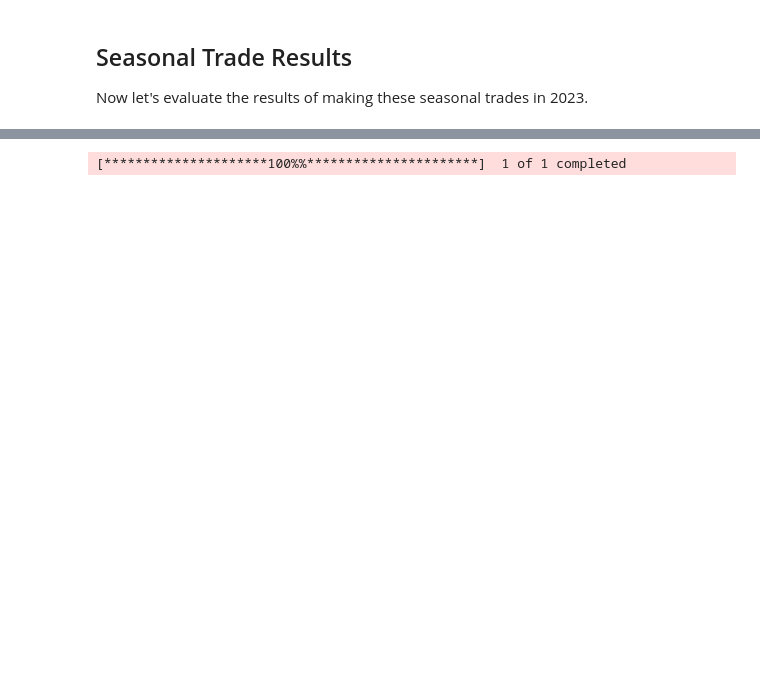
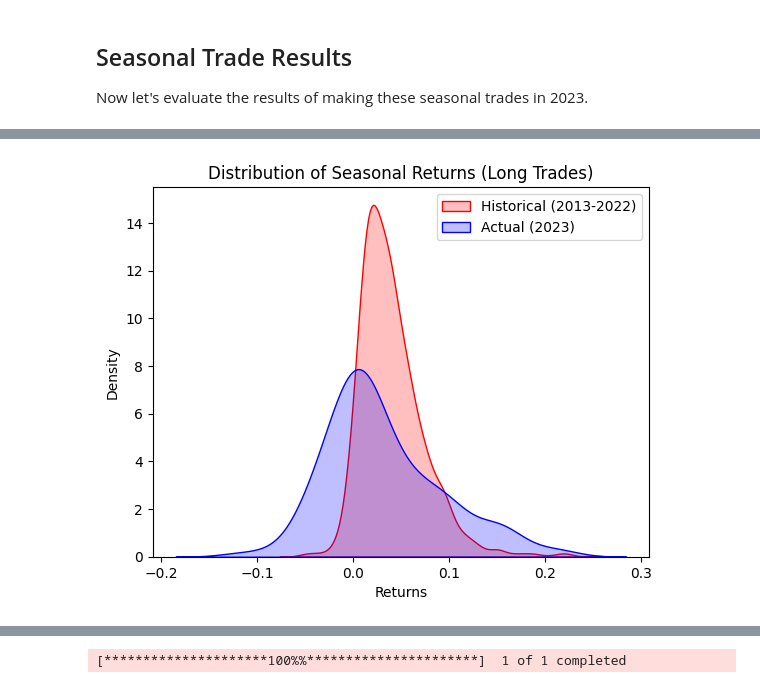
Before and after one commit to raywang202/technical-trading, a Jupyter notebook: Stock technical.ipynb, the cells around one changed output, grey strips where cells are left out. Saved outputs shown, nothing was run; the diff lists cells and outputs as text; code cells hidden in the pictures; blank space fills up the shorter version.

```diff
--- a/Stock technical.ipynb
+++ b/Stock technical.ipynb
@@ -213,10 +236,10 @@ Now let's evaluate the results of making these seasonal trades in 2023.
 # Note that within the same trade window, we may end up trading the same stock
 # multiple times due to the delay, e.g. we short COF from Jan 11-25 but also
 # from Jan 6 to Feb 23. This can happen if a stock endures sustained movements
-# in one direction, and we would probably avoid doubling down in reality. But for
-# now, let's just look at the results of our trades in 2023
+# in one direction, and we would probably avoid doubling down on the same stock.
+# But for now, let's just look at the results of our trades in 2023
 
-long_trades = long_positions[['Symbol','start date','end date']]
+long_trades = long_positions.loc[:,['Symbol','start date','end date']]
 long_trades['buy date']=long_trades['start date']
 long_trades['sell date']="2023-"+long_trades['end date']
 
@@ -242,7 +265,7 @@ for row in range(long_trades.shape[0]):
 
 long_trade_results = pd.DataFrame(long_trade_results_list)
 
-short_trades = short_positions[['Symbol','start date','end date']]
+short_trades = short_positions.loc[:,['Symbol','start date','end date']]
 short_trades['buy date']="2023-"+short_trades['end date']
 short_trades['sell date']=short_trades['start date']
 
@@ -295,39 +281,62 @@ short_trade_results
 # %%
-# Part 5
+# Long position results
+print("Average long return: %5.4f" % long_trade_results['Return'].mean())
+print("Sharpe ratio (long): %5.3f" %
+      (long_trade_results['Return'].mean()/long_trade_results['Return'].std()))
+print("Sortino ratio (long): %5.3f" %
+      (long_trade_results['Return'].mean()/
+       long_trade_results[long_trade_results['Return']<0]['Return'].std()))
+# Short position results
+print("Average short return: %5.4f" % short_trade_results['Return'].mean())
+print("Sharpe ratio (short): %5.3f" %
+      (short_trade_results['Return'].mean()/short_trade_results['Return'].std()))
+print("Sortino ratio (short): %5.3f" %
+     (short_trade_results['Return'].mean()/
+      short_trade_results[long_trade_results['Return']<0]['Return'].std()))
 
-# Long position results
+# Compare to what we may have expected if 2023 played out according to historicals:
+print('Historical long return: %5.4f' % long_positions['avg r'].mean())
+print('Historical 1%%ile long Sharpe ratio: %5.3f' % long_positions['Sharpe Long'].quantile(q=0.01))
+print('Historical 1%%ile long Sortino ratio: %5.3f'% long_positions['Sortino Long'].quantile(q=0.01))
 
-## Average returns: 3.14% returns
-print("Average long return: %5.4f" % long_trade_results['Return'].mean())
+print('Historical short return: %5.4f' % -short_positions['avg r'].mean())
+print('Historical 1%%ile short Sharpe ratio: %5.3f' %
+      short_positions['Sharpe Short'].quantile(q=0.01))
+print('Historical 1%%ile short Sortino ratio: %5.3f' %
+      short_positions['Sortino Short'].quantile(q=0.01))
 
-# Sharpe (assuming risk-free return is just zero): 0.52
-print("Sharpe ratio (long): %5.4f" %
-      (long_trade_results['Return'].mean()/long_trade_results['Return'].std()))
+# All historical returns for seasonal trades
+long_returns_historical_list = []
+for row in range(long_positions.shape[0]):
+    long_returns_historical_list.append(
+        seasonal_return(data,long_positions.iloc[row]['Symbol'],
+                        long_positions.iloc[row]['start date'][5:10],
+                        long_positions.iloc[row]['end date'], 2013, 2022)['Return'])
+long_returns_historical = pd.concat(long_returns_historical_list)
 
-# Sortino Ratio: 1.35
-print("Sortino ratio (long): %5.4f" %
-      (long_trade_results['Return'].mean()/long_trade_results[long_trade_results['Return']<0]['Return'].std()))
 
-# Short position results
+short_returns_historical_list = []
+for row in range(short_positions.shape[0]):
+    short_returns_historical_list.append(
+        seasonal_return(data,short_positions.iloc[row]['Symbol'],
+                        short_positions.iloc[row]['start date'][5:10],
+                        short_positions.iloc[row]['end date'], 2013, 2022)['Return'])
+short_returns_historical = pd.concat(short_returns_historical_list)
 
-# Average returns: 1.14% returns
-print("Average short return: %5.4f" % short_trade_results['Return'].mean())
+# Plot 2023 actual vs 2013-2022 historical
+fig = sns.kdeplot(long_returns_historical, fill=True, color="r",label='Historical (2013-2022)')
+fig = sns.kdeplot(long_trade_results['Return'], fill=True, color="b",label='Actual (2023)')
+fig.legend(loc='upper right')
+plt.title("Distribution of Seasonal Returns (Long Trades)")
+plt.xlabel('Returns')
+plt.show()
 
-# Sharpe (assuming risk-free return is just zero): 0.15
-print("Sharpe ratio (short): %5.4f" %
-      (short_trade_results['Return'].mean()/short_trade_results['Return'].std()))
-
-# Sortino Ratio: 0.23
-print("Sortino ratio (short): %5.4f" %
-     (short_trade_results['Return'].mean()/short_trade_results[long_trade_results['Return']<0]['Return'].std()))
-
-# Compare to what we may have expected if 2023 played out like the historicals used to select:
-print('Historical long return: %5.4f' % long_positions['avg r'].mean())
-print('Historical long Sharpe ratio: %5.4f' % long_positions['Sharpe Long'].quantile(q=0.01))
-print('Historical long Sortino ratio: %5.4f'% long_positions['Sortino Long'].quantile(q=0.01))
-
-print('Historical short return: %5.4f' % -short_positions['avg r'].mean()) # Avg return of 4.72%
-print('Historical short Sharpe ratio: %5.4f' % short_positions['Sharpe Short'].quantile(q=0.01)) # 5%ile of Sharpe ratios is 0.49
-print('Historical short Sortino ratio: %5.4f' % short_positions['Sortino Short'].quantile(q=0.01)) # 1%ile of Sortino ratios is 0.86
+# Note that historical returns are negative
+fig = sns.kdeplot(-short_returns_historical, fill=True, color="r",label='Historical (2013-2022)')
+fig = sns.kdeplot(short_trade_results['Return'], fill=True, color="b",label='Actual (2023)')
+fig.legend(loc='upper right')
+plt.title("Distribution of Seasonal Returns (Short Trades)")
+plt.xlabel('Returns')
+plt.show()
 # %% [output]
 Average long return: 0.0314
@@ -344,0 +354 @@ Historical short Sortino ratio: 0.8555
+[figure, added]
```
Also changed, not shown: parts of 13 cells of this notebook, 4 other files.
